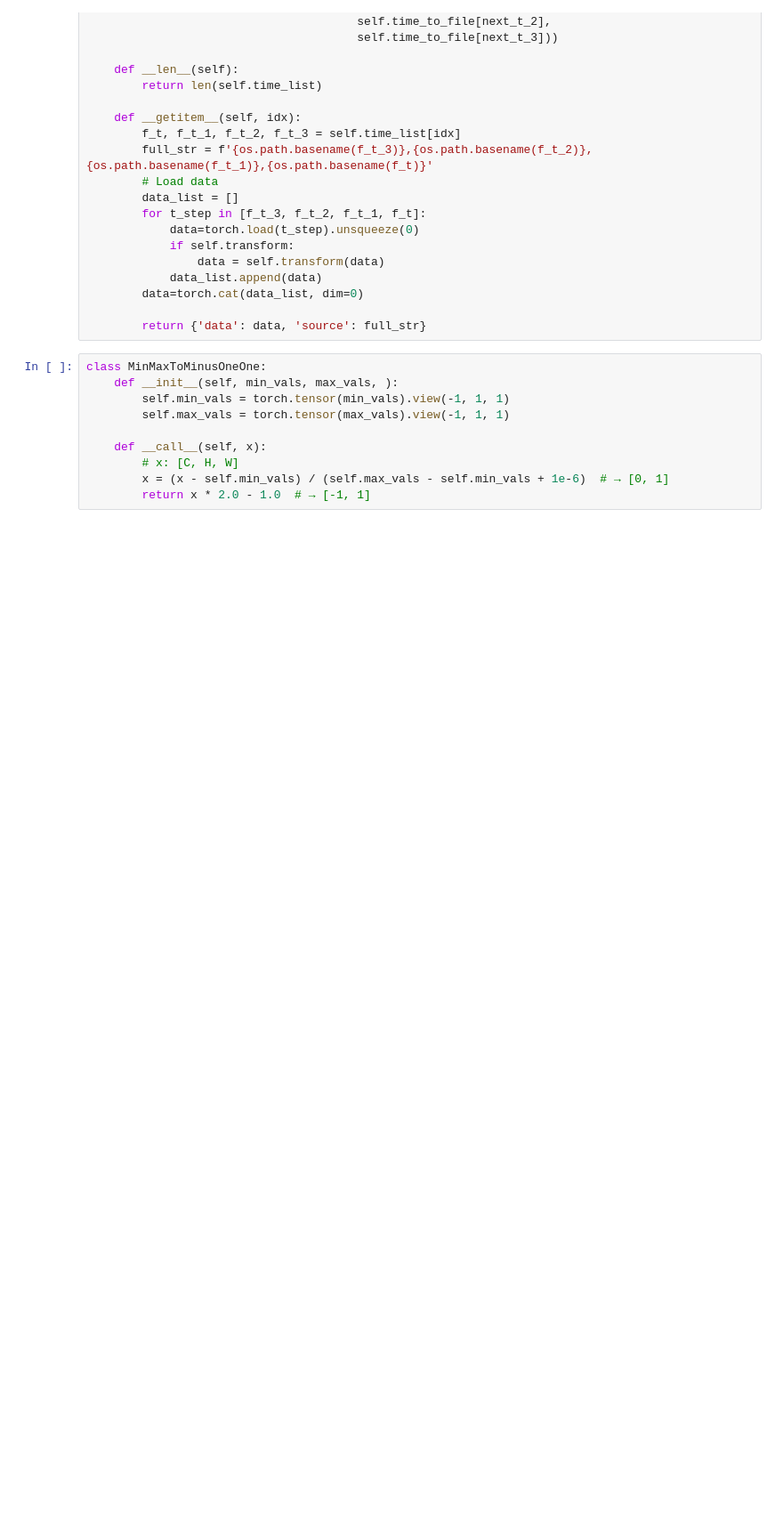
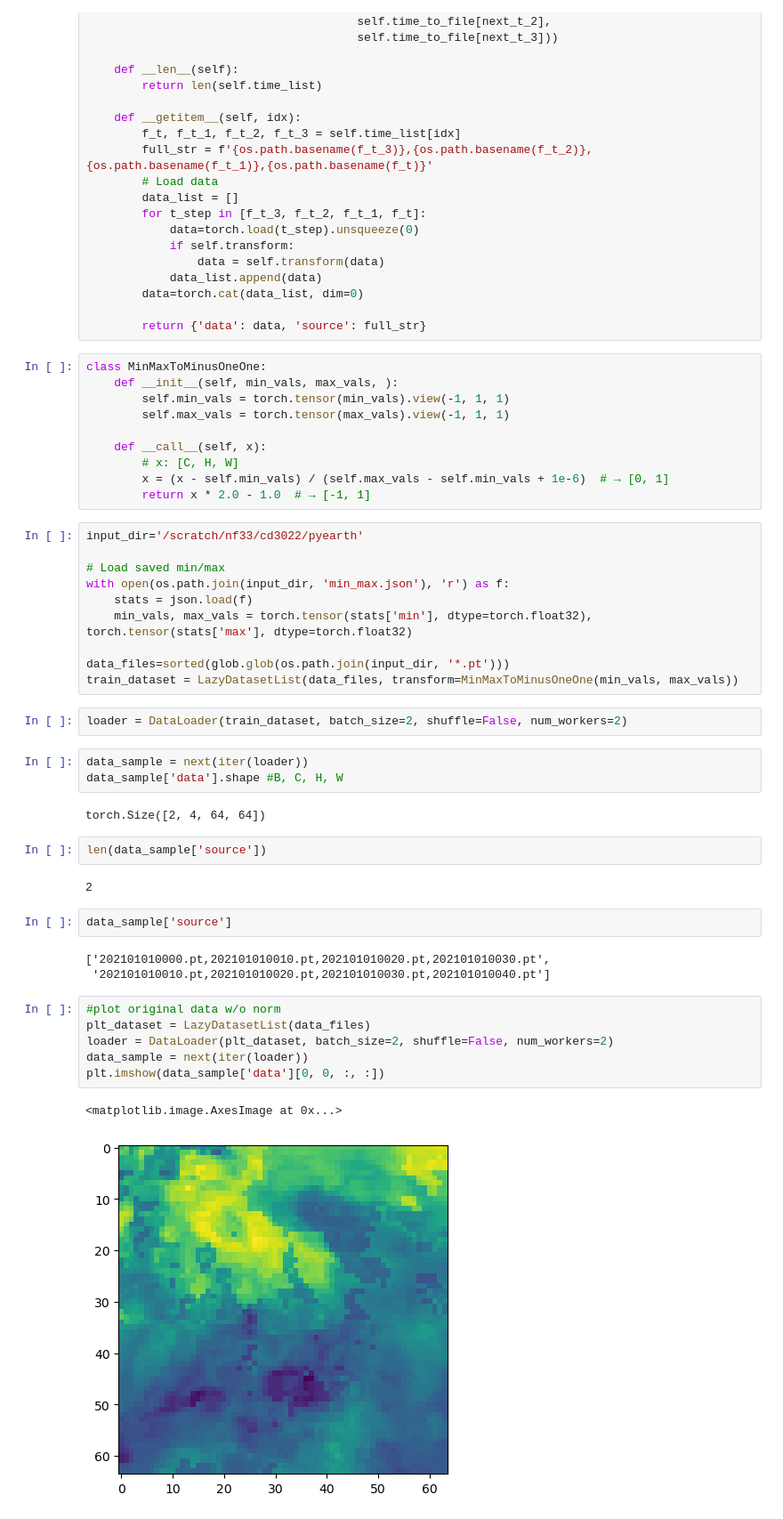
Before and after one commit to cdoedens/solar-nowcast, a Jupyter notebook: mengmeng-Diffusion/03_diffusion.ipynb, the cells around one changed output. Shown at 89% size. Drawn from its saved outputs; the diff is of its cells as text; blank space fills up the shorter version.

```diff
--- a/mengmeng-Diffusion/03_diffusion.ipynb
+++ b/mengmeng-Diffusion/03_diffusion.ipynb
@@ -66,3 +66,38 @@ class MinMaxToMinusOneOne:
         # x: [C, H, W]
         x = (x - self.min_vals) / (self.max_vals - self.min_vals + 1e-6)  # → [0, 1]
         return x * 2.0 - 1.0  # → [-1, 1]
+# %%
+input_dir='/scratch/nf33/cd3022/pyearth'
+
+# Load saved min/max
+with open(os.path.join(input_dir, 'min_max.json'), 'r') as f:
+    stats = json.load(f)
+    min_vals, max_vals = torch.tensor(stats['min'], dtype=torch.float32), torch.tensor(stats['max'], dtype=torch.float32)
+
+data_files=sorted(glob.glob(os.path.join(input_dir, '*.pt')))
+train_dataset = LazyDatasetList(data_files, transform=MinMaxToMinusOneOne(min_vals, max_vals))
+# %%
+loader = DataLoader(train_dataset, batch_size=2, shuffle=False, num_workers=2)
+# %%
+data_sample = next(iter(loader))
+data_sample['data'].shape #B, C, H, W
+# %% [output]
+torch.Size([2, 4, 64, 64])
+# %%
+len(data_sample['source'])
+# %% [output]
+2
+# %%
+data_sample['source']
+# %% [output]
+['202101010000.pt,202101010010.pt,202101010020.pt,202101010030.pt',
+ '202101010010.pt,202101010020.pt,202101010030.pt,202101010040.pt']
+# %%
+#plot original data w/o norm
+plt_dataset = LazyDatasetList(data_files)
+loader = DataLoader(plt_dataset, batch_size=2, shuffle=False, num_workers=2)
+data_sample = next(iter(loader))
+plt.imshow(data_sample['data'][0, 0, :, :])
+# %% [output]
+<matplotlib.image.AxesImage at 0x...>
+[figure, added]
```
Also changed, not shown: parts of 7 cells of this notebook.
